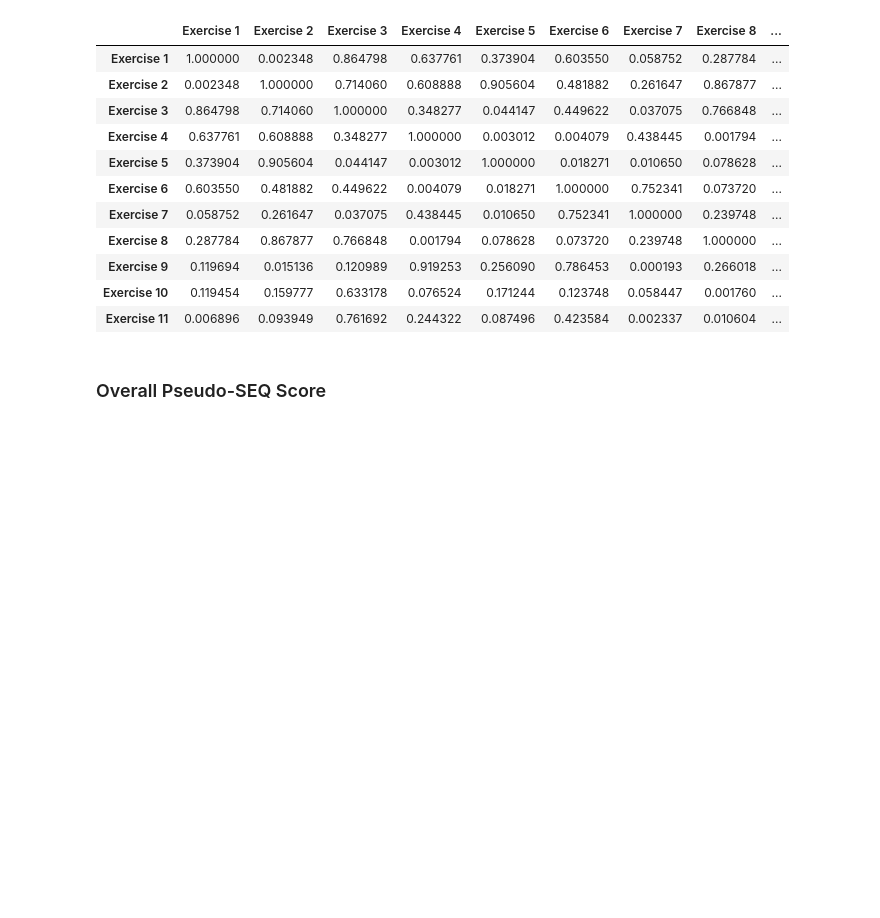
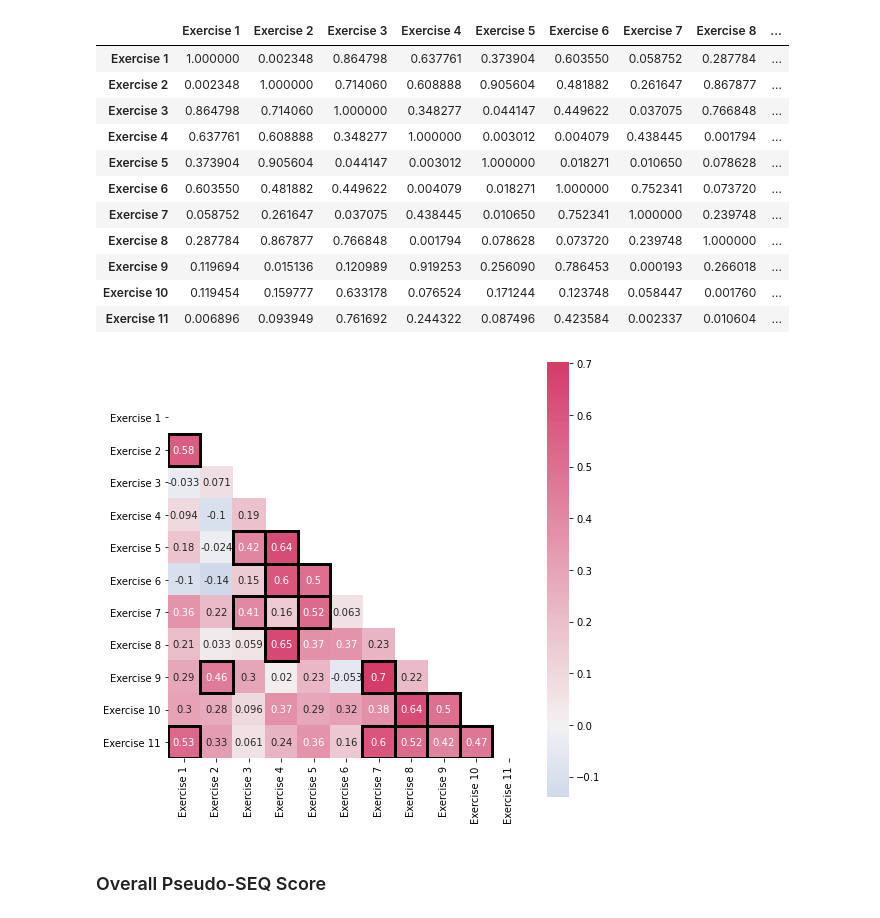
Before and after one commit to YanuX-Framework/YanuX-Cruncher, a Jupyter notebook: YanuXSkeletronUserStudy.ipynb, the cells around one changed output. Drawn from its saved outputs; the diff is of its cells as text; code cells hidden in the pictures; blank space fills up the shorter version.

```diff
--- a/YanuXSkeletronUserStudy.ipynb
+++ b/YanuXSkeletronUserStudy.ipynb
@@ -1731,7 +1753,7 @@ plot_likert.plot_likert(data_seq, np.arange(1,8), plot_percentage=True, colors=p
 # %% [markdown]
 ### Correlation
 # %%
-calculate_correlation(data_seq);
+data_seq_corr = calculate_correlation(data_seq);
 # %% [output]
 Kendall Correlation
 |  | Exercise 1 | Exercise 2 | Exercise 3 | Exercise 4 | Exercise 5 | Exercise 6 | Exercise 7 | Exercise 8 | ... |
@@ -1758,6 +1780,11 @@ Kendall Correlation
 | Exercise 9 | 0.119694 | 0.015136 | 0.120989 | 0.919253 | 0.256090 | 0.786453 | 0.000193 | 0.266018 | ... |
 | Exercise 10 | 0.119454 | 0.159777 | 0.633178 | 0.076524 | 0.171244 | 0.123748 | 0.058447 | 0.001760 | ... |
 | Exercise 11 | 0.006896 | 0.093949 | 0.761692 | 0.244322 | 0.087496 | 0.423584 | 0.002337 | 0.010604 | ... |
+# %%
+ax = correlation_heatmap(data_seq_corr['Kendall\'s Correlation'], data_seq_corr['Kendall\'s Correlation p-value'], plt_size=(8,8))
+ax.figure.savefig('out/yanux-skeletron-seq-correlations.pdf', bbox_inches='tight')
+# %% [output]
+[figure, added]
 # %% [markdown]
 ### Overall Pseudo-SEQ Score
 # %%
```
Also changed, not shown: parts of 14 cells of this notebook, 3 other files.
